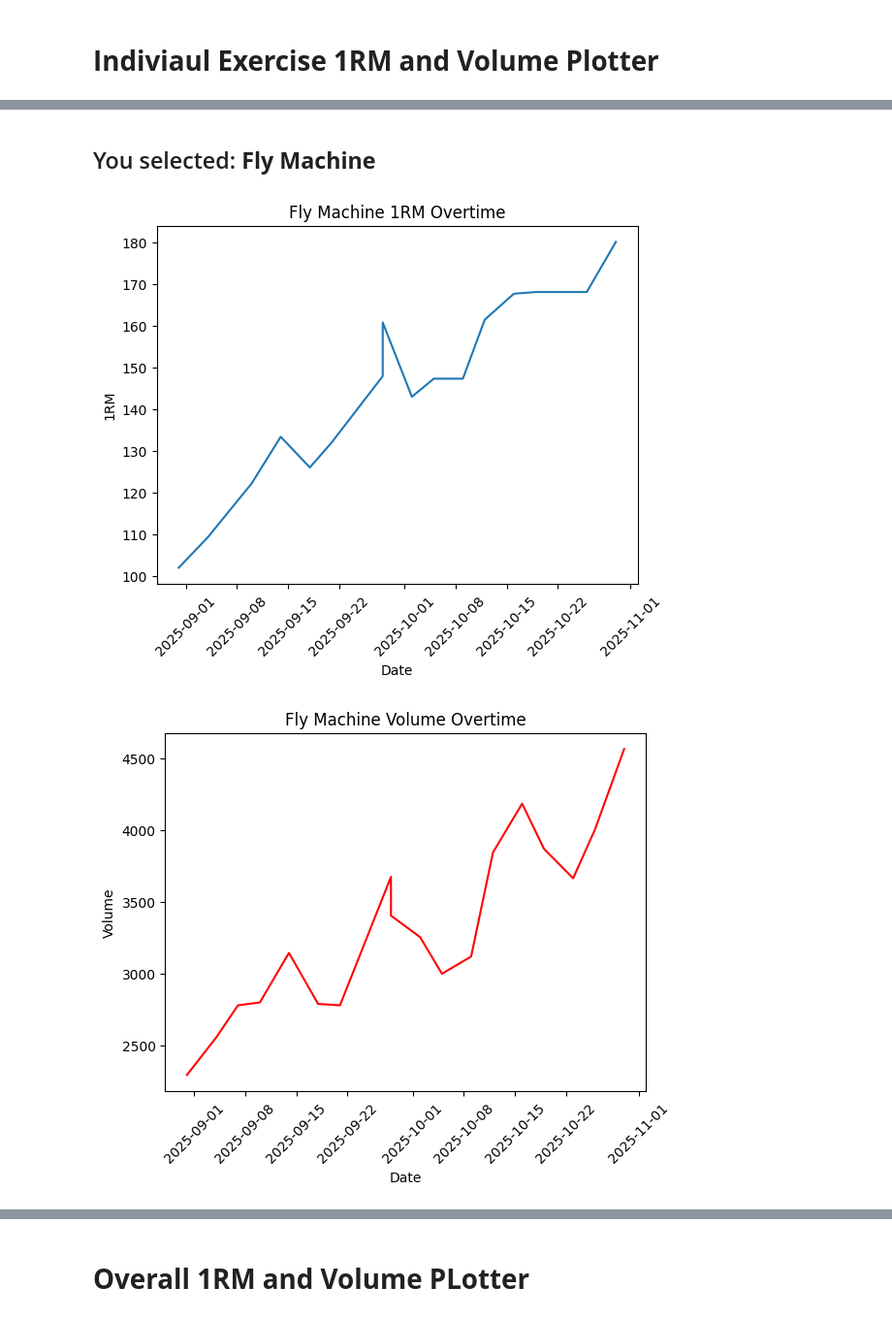
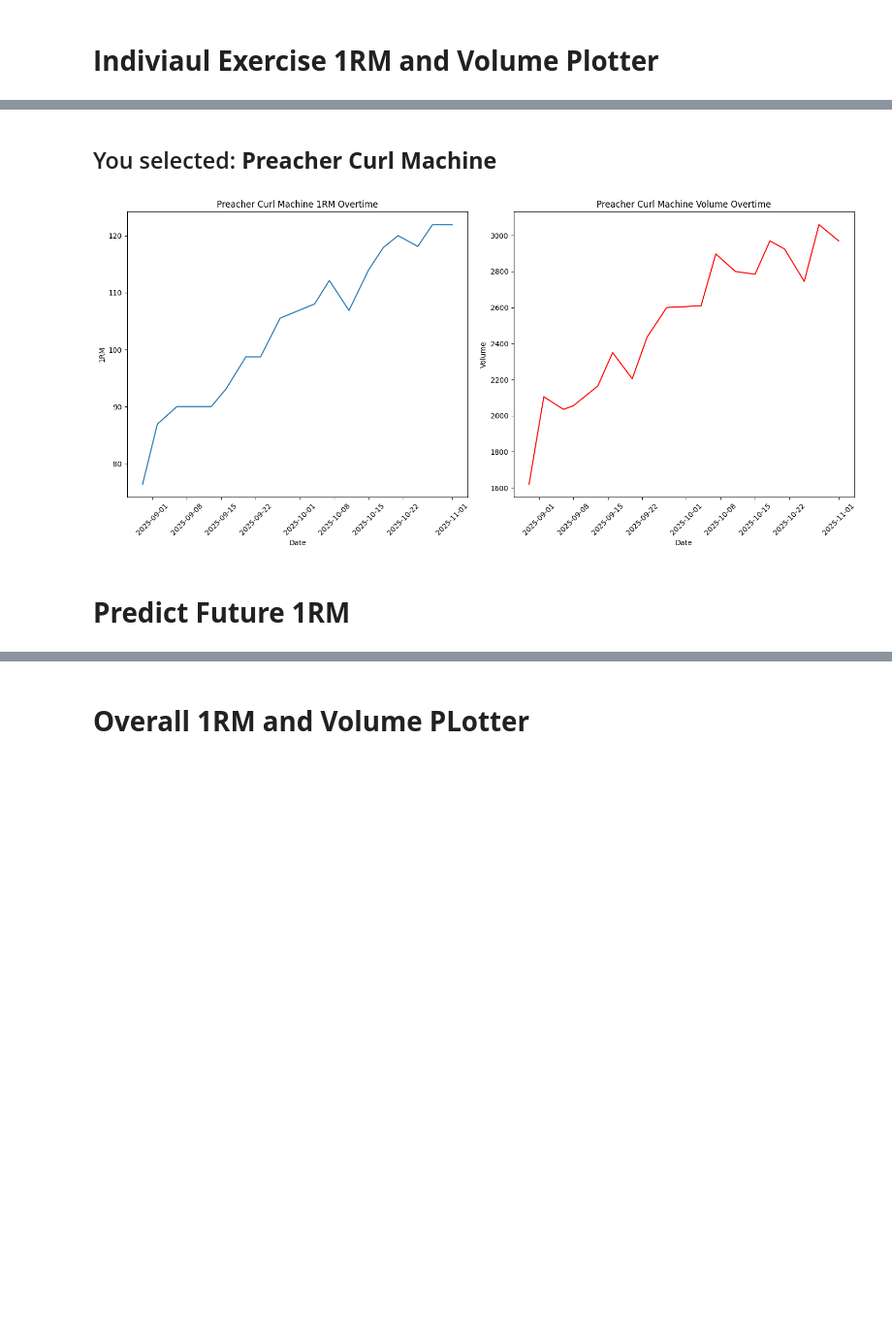
Before and after one commit to ac1147/Lifting_Tracker, a Jupyter notebook: Workout_Data_Analysis.ipynb, the cells around one changed output, grey strips where cells are left out. Shown at 97% size. Saved outputs shown, nothing was run; the diff lists cells and outputs as text; code cells hidden in the pictures; blank space fills up the shorter version.

Commit message:
Finish Overall Volume and 1RM plotter and added predictive estimation of 1RM based on linear regression

```diff
--- a/Workout_Data_Analysis.ipynb
+++ b/Workout_Data_Analysis.ipynb
@@ -86,50 +93,35 @@ print(df.head(8))
 # %% [markdown]
 # **Indiviaul Exercise 1RM and Volume Plotter**
 # %%
-from IPython.display import display, HTML
-
-def plotOneRepMax(Exercise):
-    #Function to make line plot of One Rep Max vs Time for an exercise
-
+def plotOneRepMaxAndVol(Exercise):
     exerciseData = df[df["Exercise"] == Exercise]
     exerciseDataThree = exerciseData[exerciseData["Sets"] == 3]
 
-    plt.plot(exerciseDataThree["Date"], exerciseDataThree["1RM"])
-    plt.xlabel("Date")
-    plt.xticks(rotation=45)  # or 90 for vertical
-    plt.ylabel("1RM")
-    plt.title(f"{Exercise} 1RM Overtime")
+    fig, axes = plt.subplots(1, 2, figsize=(15, 7))
+
+    axes[0].plot(exerciseDataThree["Date"], exerciseDataThree["1RM"])
+    axes[0].set_xlabel("Date")
+    axes[0].set_ylabel("1RM")
+    axes[0].set_title(f"{Exercise} 1RM Overtime")
+    axes[0].tick_params(axis='x', rotation=45)
+
+    axes[1].plot(exerciseDataThree["Date"], exerciseDataThree["Total Volume"], color='red')
+    axes[1].set_xlabel("Date")
+    axes[1].set_ylabel("Volume")
+    axes[1].set_title(f"{Exercise} Volume Overtime")
+    axes[1].tick_params(axis='x', rotation=45)
+
+    plt.tight_layout()
     plt.show()
     return
 
-def plotVol(Exercise):
-    #Function to make line plot of One Rep Max vs Time for an exercise
-
-    exerciseData = df[df["Exercise"] == Exercise]
-    exerciseDataThree = exerciseData[exerciseData["Sets"] == 3]
-
-    plt.plot(exerciseDataThree["Date"], exerciseDataThree["Total Volume"], color = 'red')
-    plt.xlabel("Date")
-    plt.xticks(rotation=45)  # or 90 for vertical
-    plt.ylabel("Volume")
-    plt.title(f"{Exercise} Volume Overtime")
-    plt.show()
-    return
-
-del choice
-
-# Get unique exercise names from your DataFrame
 exercises = df["Exercise"].unique()
 
-# Print a numbered list
 print("Select an exercise:")
 for i, ex in enumerate(exercises, start=1):
     print(f"{i}. {ex}")
 
-# Ask for selection
 choice = int(input("Enter the number of the exercise: "))
-
-# Get the chosen exercise
 exercise_name = exercises[choice - 1]
 
 display(HTML(f"""
@@ -138,11 +130,7 @@ display(HTML(f"""
 
 print("\n")
 
-
-
-# Plot
-plotOneRepMax(exercise_name)
-plotVol(exercise_name)
+plotOneRepMaxAndVol(exercise_name)
 # %% [output]
 Select an exercise:
 1. Lat Pull Down
@@ -161,3 +149,4 @@ Enter the number of the exercise: 11
-You selected: Fly Machine
+You selected: Preacher Curl Machine
-[figure, old version]
+[figure, new version]
-[figure, removed]
+# %% [markdown]
+# **Predict Future 1RM**
```
Also changed, not shown: parts of 6 cells of this notebook.
